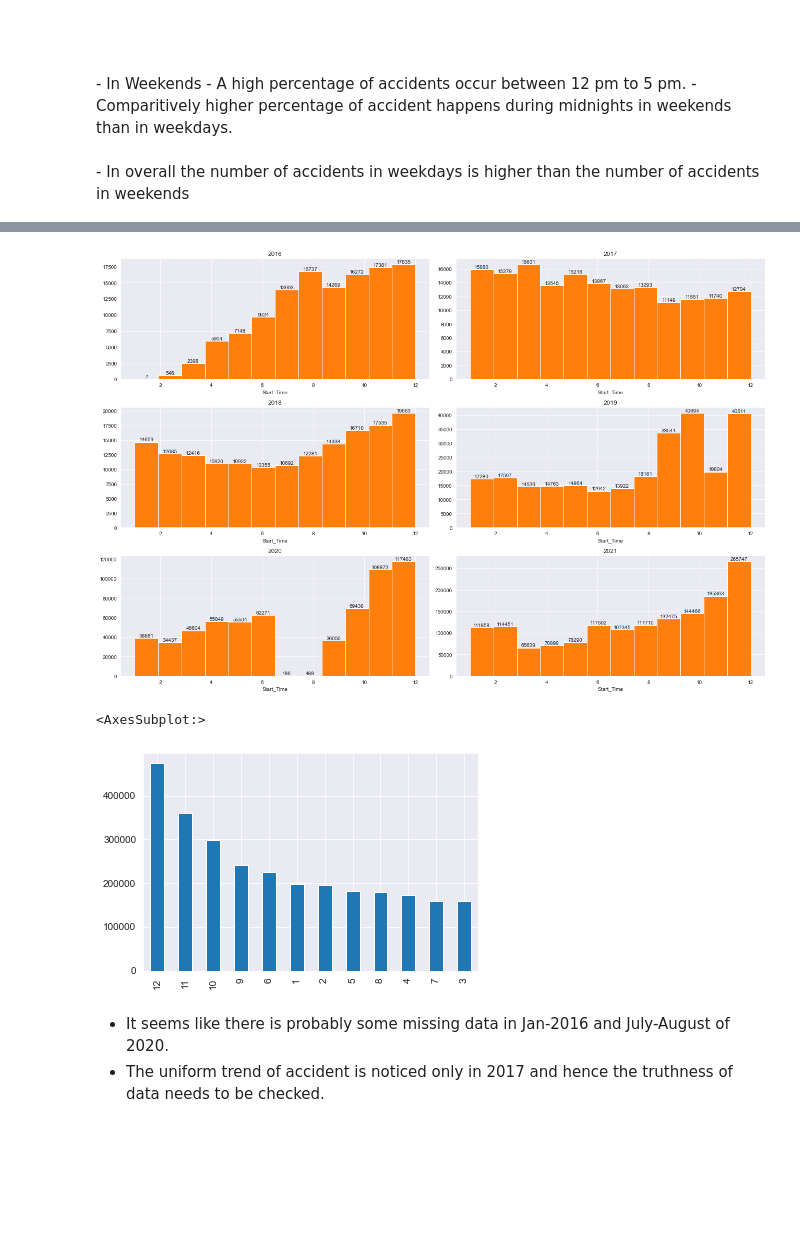
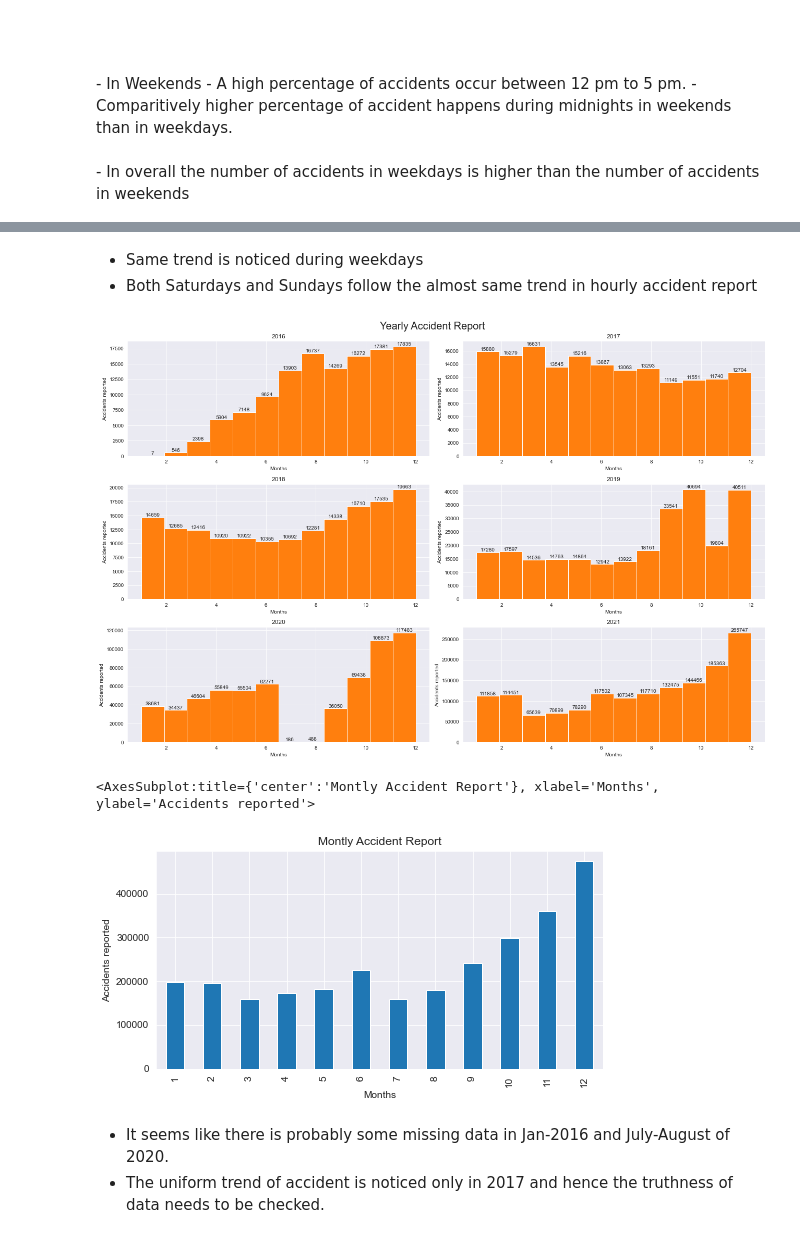
Before and after one commit to P-M-Balaji/DataAnalyticsProjects, a Jupyter notebook: US_AccidentsAnalysis/us-accidents-analysis.ipynb, the cells around one changed output, grey strips where cells are left out. Cells and saved outputs as stored; diff of their text form; code cells hidden in the pictures; blank space fills up the shorter version.

Commit message:
US Accident DataAnalysis - Second commit

```diff
--- a/US_AccidentsAnalysis/us-accidents-analysis.ipynb
+++ b/US_AccidentsAnalysis/us-accidents-analysis.ipynb
@@ -321,6 +346,7 @@ sns.histplot(data=df.Start_Time.dt.hour, binwidth=1)
 <AxesSubplot:xlabel='Start_Time', ylabel='Count'>
 [figure]
 # %%
+df['Date'] = df['Start_Time'].dt.date
 weekdays_df = df[(df.Start_Time.dt.dayofweek != 5) & (
     df.Start_Time.dt.dayofweek != 6)]
 weekend_df = df[(df.Start_Time.dt.dayofweek == 5) | (
@@ -393,49 +406,61 @@ On Sundays, the peak occurs between 10 am and 3 pm, unlike weekdays
+# %% [markdown]
+- Same trend is noticed during weekdays
+- Both Saturdays and Sundays follow the almost same trend in hourly accident report
 # %%
 plt.figure(figsize=(18, 12))
+plt.suptitle("Yearly Accident Report", fontsize=20)
 
 df_2016 = df[df.Start_Time.dt.year == 2016]
-plt.subplot(321, title="2016")
-sns.distplot(df_2016.Start_Time.dt.month, bins=12, kde=False, norm_hist=True)
+plt.subplot(321, title="2016", ylabel="Accidents reported")
+sns.distplot(df_2016.Start_Time.dt.month, bins=12,
+             kde=False, norm_hist=True, axlabel="Months")
 counts, edges, bars = plt.hist(df_2016.Start_Time.dt.month, bins=12)
 plt.bar_label(bars)
 
 df_2017 = df[df.Start_Time.dt.year == 2017]
-plt.subplot(322, title="2017")
-sns.distplot(df_2017.Start_Time.dt.month, bins=12, kde=False, norm_hist=True)
+plt.subplot(322, title="2017", ylabel="Accidents reported")
+sns.distplot(df_2017.Start_Time.dt.month, bins=12,
+             kde=False, norm_hist=True, axlabel="Months")
 counts, edges, bars = plt.hist(df_2017.Start_Time.dt.month, bins=12)
 plt.bar_label(bars)
 
 df_2018 = df[df.Start_Time.dt.year == 2018]
-plt.subplot(323, title="2018")
-sns.distplot(df_2018.Start_Time.dt.month, bins=12, kde=False, norm_hist=True)
+plt.subplot(323, title="2018", ylabel="Accidents reported")
+sns.distplot(df_2018.Start_Time.dt.month, bins=12,
+             kde=False, norm_hist=True, axlabel="Months")
 counts, edges, bars = plt.hist(df_2018.Start_Time.dt.month, bins=12)
 plt.bar_label(bars)
 
 df_2019 = df[df.Start_Time.dt.year == 2019]
-plt.subplot(324, title="2019")
-sns.distplot(df_2019.Start_Time.dt.month, bins=12, kde=False, norm_hist=True)
+plt.subplot(324, title="2019", ylabel="Accidents reported")
+sns.distplot(df_2019.Start_Time.dt.month, bins=12,
+             kde=False, norm_hist=True, axlabel="Months")
 counts, edges, bars = plt.hist(df_2019.Start_Time.dt.month, bins=12)
 plt.bar_label(bars)
 
 df_2020 = df[df.Start_Time.dt.year == 2020]
-plt.subplot(325, title="2020")
-sns.distplot(df_2020.Start_Time.dt.month, bins=12, kde=False, norm_hist=True)
+plt.subplot(325, title="2020", ylabel="Accidents reported")
+sns.distplot(df_2020.Start_Time.dt.month, bins=12,
+             kde=False, norm_hist=True, axlabel="Months")
 counts, edges, bars = plt.hist(df_2020.Start_Time.dt.month, bins=12)
 plt.bar_label(bars)
 
 df_2021 = df[df.Start_Time.dt.year == 2021]
-plt.subplot(326, title="2021")
-sns.distplot(df_2021.Start_Time.dt.month, bins=12, kde=False, norm_hist=True)
+plt.subplot(326, title="2021", ylabel="Accidents reported")
+sns.distplot(df_2021.Start_Time.dt.month, bins=12,
+             kde=False, norm_hist=True, axlabel="Months")
 counts, edges, bars = plt.hist(df_2021.Start_Time.dt.month, bins=12)
 plt.bar_label(bars)
 plt.tight_layout()
 # %% [output]
-[figure, old version]
+[figure, new version]
 # %%
-(df.Start_Time.dt.month.value_counts()).plot(kind="bar")
+plt.figure(figsize=(8,4))
+plt.subplot(111, title="Montly Accident Report", xlabel="Months", ylabel="Accidents reported")
+(df.Start_Time.dt.month.value_counts()).sort_index().plot(kind="bar")
 # %% [output]
-<AxesSubplot:>
+<AxesSubplot:title={'center':'Montly Accident Report'}, xlabel='Months', ylabel='Accidents reported'>
-[figure, old version]
+[figure, new version]
 # %% [markdown]
 * It seems like there is probably some missing data in Jan-2016 and July-August of 2020.
 * The uniform trend of accident is noticed only in 2017 and hence the truthness of data needs to be checked.
```
Also changed, not shown: parts of 24 cells of this notebook.
